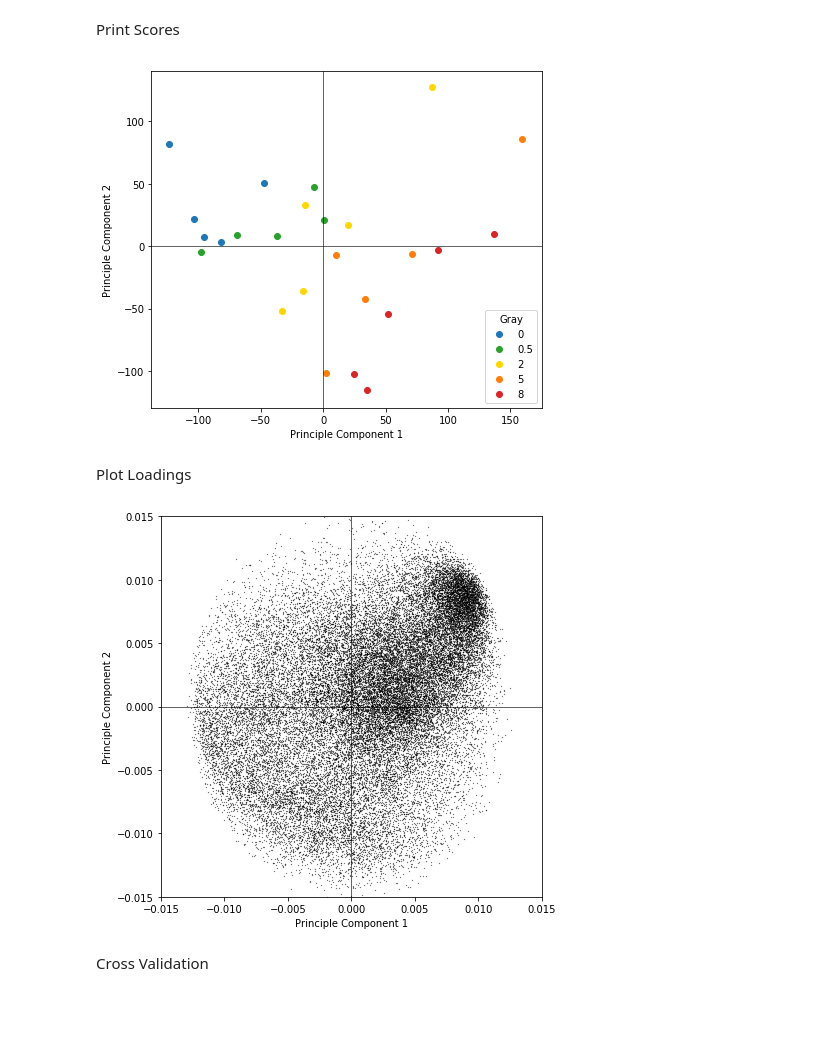
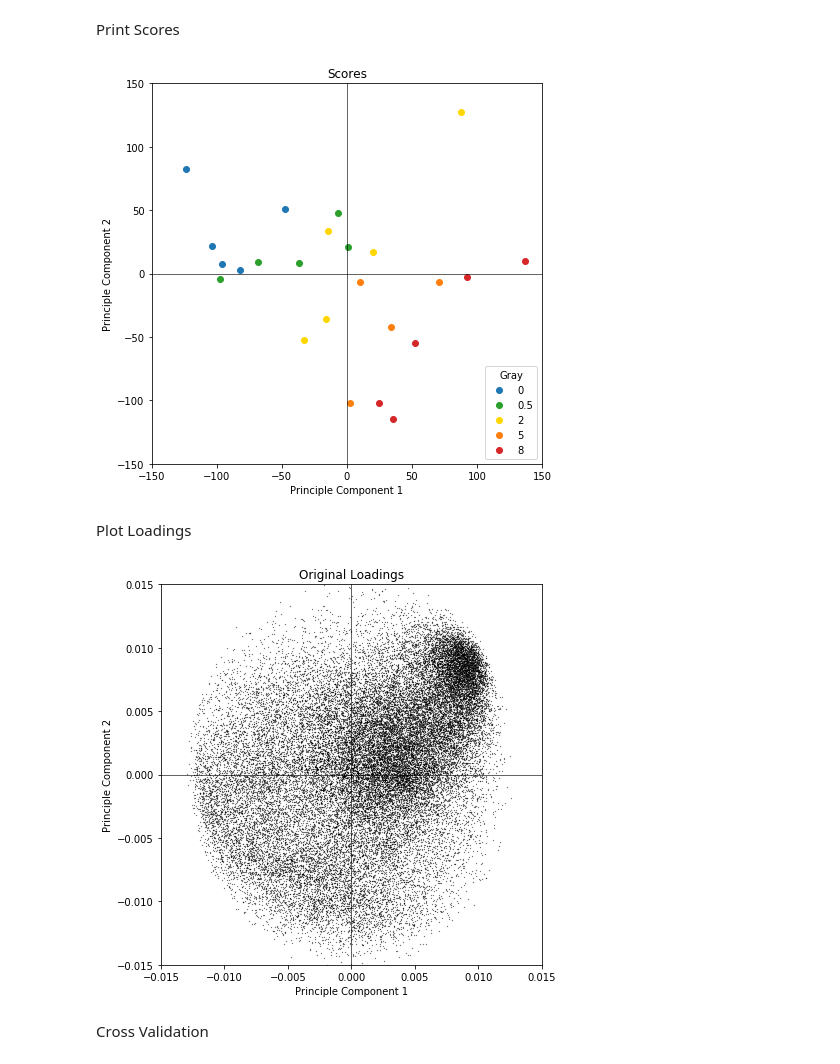
Before and after one commit to S-Ng/BE188_Final_Project, a Jupyter notebook: Greg_Simon_master.ipynb, the cells around one changed output. Drawn from its saved outputs; the diff is of its cells as text; code cells hidden in the pictures; blank space fills up the shorter version.

Commit message:
Updated graphs

```diff
--- a/Greg_Simon_master.ipynb
+++ b/Greg_Simon_master.ipynb
@@ -120,36 +123,37 @@ Print Scores
 def Plt_Scores(X, Y, xbound = None, ybound = None, save = False):
     # input unnormalized data
 
     Xnorm, Ynorm = Normalize(X, Y)
     plsrScore = PLSRegression(n_components = 2)
     plsrScore.fit(Xnorm,Ynorm)
     scores = plsrScore.x_scores_
 
     # Plot scores
     Doses = [0, 0.5, 2, 5, 8]
     iDoses = ['i0','i0_5', 'i2', 'i5', 'i8']
     colors = ['tab:blue', 'tab:green', 'gold', 'tab:orange', 'tab:red']
 
     fig, axs = plt.subplots(figsize = (7,7))
     for i, dose in enumerate(Doses):
         iDoses[i] = np.where(Dose48 == Doses[i])[0] # Get indices of each dosage
         plt.scatter(scores[iDoses[i],0],scores[iDoses[i],1], c = colors[i], label = Doses[i]) # plot scores by radiation level
 
     # Format plot
     plt.legend(title = 'Gray', loc = 'lower right')
     plt.axhline(y = 0, color = 'k', linestyle = '-', linewidth = 0.6)
     plt.axvline(x = 0, color = 'k', linestyle = '-', linewidth = 0.6)
     plt.xlabel('Principle Component 1')
     plt.ylabel('Principle Component 2')
+    plt.title('Scores')
     plt.xlim(xbound)
     plt.ylim(ybound)
-    axs.set_aspect('equal')
+    #axs.set_aspect('equal')
     if save is True:
         plt.savefig('Scores.png', bbox_inches = 'tight')
 
-Plt_Scores(X_avg, Dose48)
+Plt_Scores(X_avg, Dose48, xbound = (-150, 150), ybound = (-150, 150), save = False)
 # %% [output]
-[figure, old version]
+[figure, new version]
 # %% [markdown]
 Plot Loadings
 # %%
@@ -185,21 +189,23 @@ def Plt_Loadings(X, Y, xbound = None, ybound = None, save = False, size = 0.05):
     #plt.scatter(loadings[i_high_rad, 0], loadings[i_high_rad, 1], s = marksize*1.5, color = 'red')
     #plt.scatter(loadings[i_low_rad, 0], loadings[i_low_rad, 1], s = marksize*1.5, color = 'blue')
     plt.scatter(loadings[:,0],loadings[:,1], s = marksize, color = 'k')
+    #plt.scatter(loadings[Sig4, 0], loadings[Sig4, 1], s = marksize+10, color = 'r')
 
     # Format plot
     plt.axhline(y = 0, color = 'k', linestyle = '-', linewidth = 0.6)
     plt.axvline(x = 0, color = 'k', linestyle = '-', linewidth = 0.6)
     plt.xlabel('Principle Component 1')
     plt.ylabel('Principle Component 2')
+    plt.title('Original Loadings')
     plt.xlim(xbound)
     plt.ylim(ybound)
     axs.set_aspect('equal')
     if save is True:
         plt.savefig('Loadings.png', bbox_inches = 'tight')
 
-Plt_Loadings(X_avg, Dose48, xbound = (-0.015, 0.015), ybound = (-0.015, 0.015), save = True)
+Plt_Loadings(X_avg, Dose48, xbound = (-0.015, 0.015), ybound = (-0.015, 0.015), save = False)
 # %% [output]
-[figure, old version]
+[figure, new version]
 # %% [markdown]
 Cross Validation
 # %%
```
Also changed, not shown: parts of 6 cells of this notebook.
